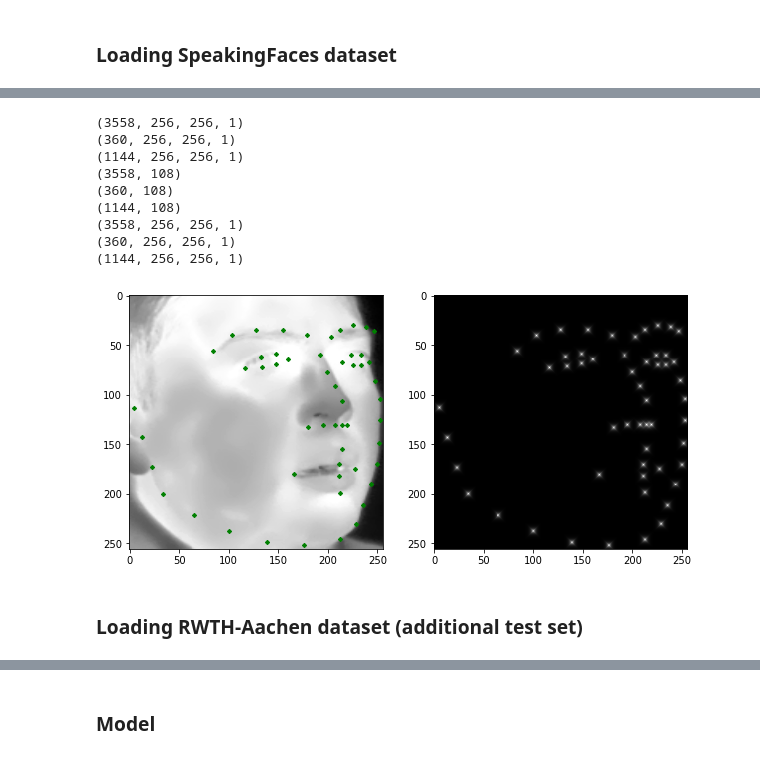
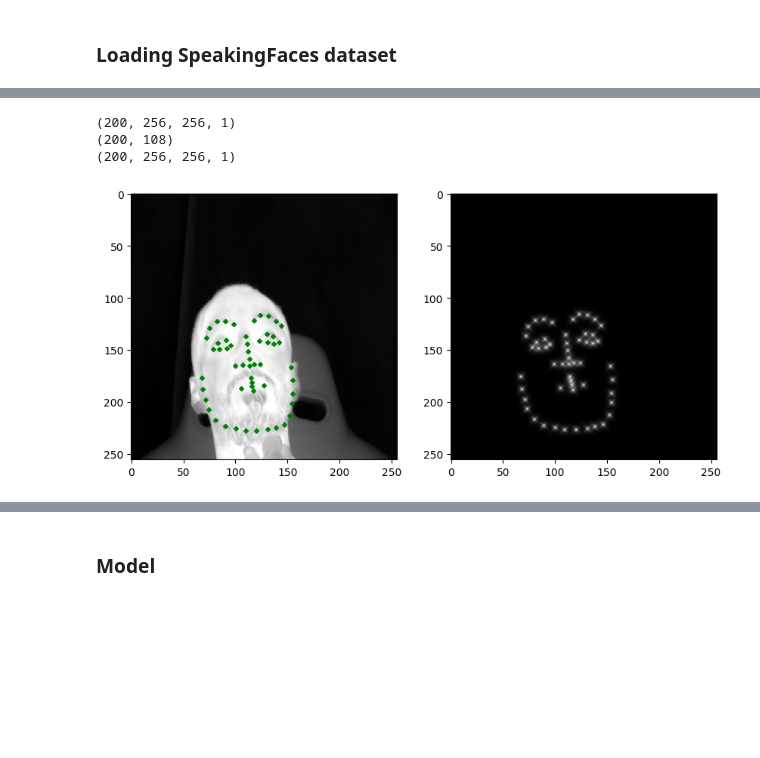
Before and after one commit to faiyaz106/Thermal-facial-landmark-detection, a Jupyter notebook: train_unet_predictor.ipynb, the cells around one changed output, grey strips where cells are left out. Saved outputs shown, nothing was run; the diff lists cells and outputs as text; code cells hidden in the pictures; blank space fills up the shorter version.

```diff
--- a/train_unet_predictor.ipynb
+++ b/train_unet_predictor.ipynb
@@ -247,5 +239,5 @@ def import_data(s):
 
     return images, masks, annotations
 # %%
-img_train, bmask_train, l_train = import_data('train')
+img_train, bmask_train, l_train = import_data('gray')
 # %% [output]
@@ -309,24 +261,12 @@ img_test, bmask_test, l_test  = import_data('test')
 # %%
 # sanity check
 print(img_train.shape)
-print(img_val.shape)
-print(img_test.shape)
 print(l_train.shape)
-print(l_val.shape)
-print(l_test.shape)
 print(bmask_train.shape)
-print(bmask_val.shape)
-print(bmask_test.shape)
 # %% [output]
-(3558, 256, 256, 1)
-(360, 256, 256, 1)
-(1144, 256, 256, 1)
-(3558, 108)
-(360, 108)
-(1144, 108)
-(3558, 256, 256, 1)
-(360, 256, 256, 1)
-(1144, 256, 256, 1)
+(200, 256, 256, 1)
+(200, 108)
+(200, 256, 256, 1)
 # %%
 # visualize to check if images were correctly uploaded
 
@@ -341,9 +281,7 @@ def visualize(image, landmarks, mask):
 
     axs[0].plot(keys[:,1]*w, keys[:,0]*h, 'gD', markersize=3)
 # %%
-i = 42
+i = 50
 visualize(img_train[i], l_train[i], bmask_train[i])
 # %% [output]
-[figure, old version]
+[figure, new version]
-# %% [markdown]
-### Loading RWTH-Aachen dataset (additional test set)
```
Also changed, not shown: parts of 27 cells of this notebook.
